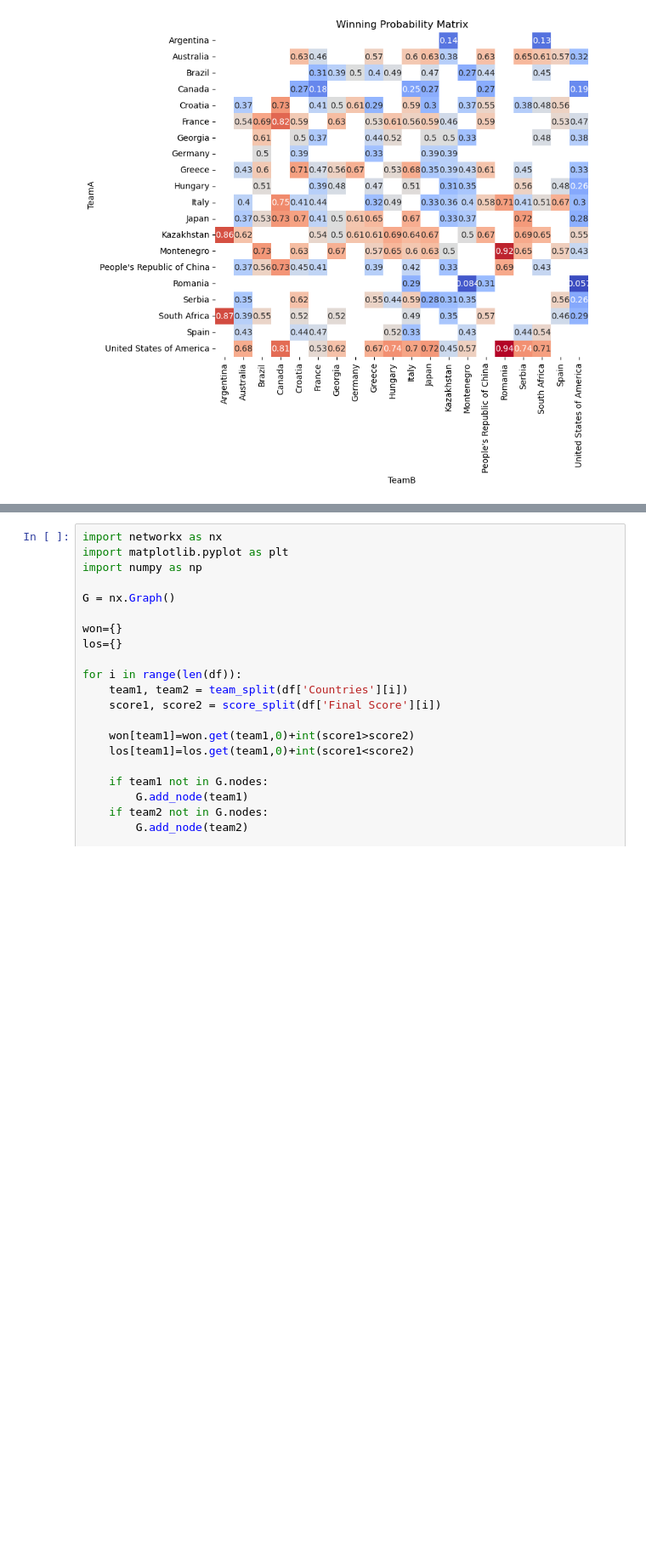
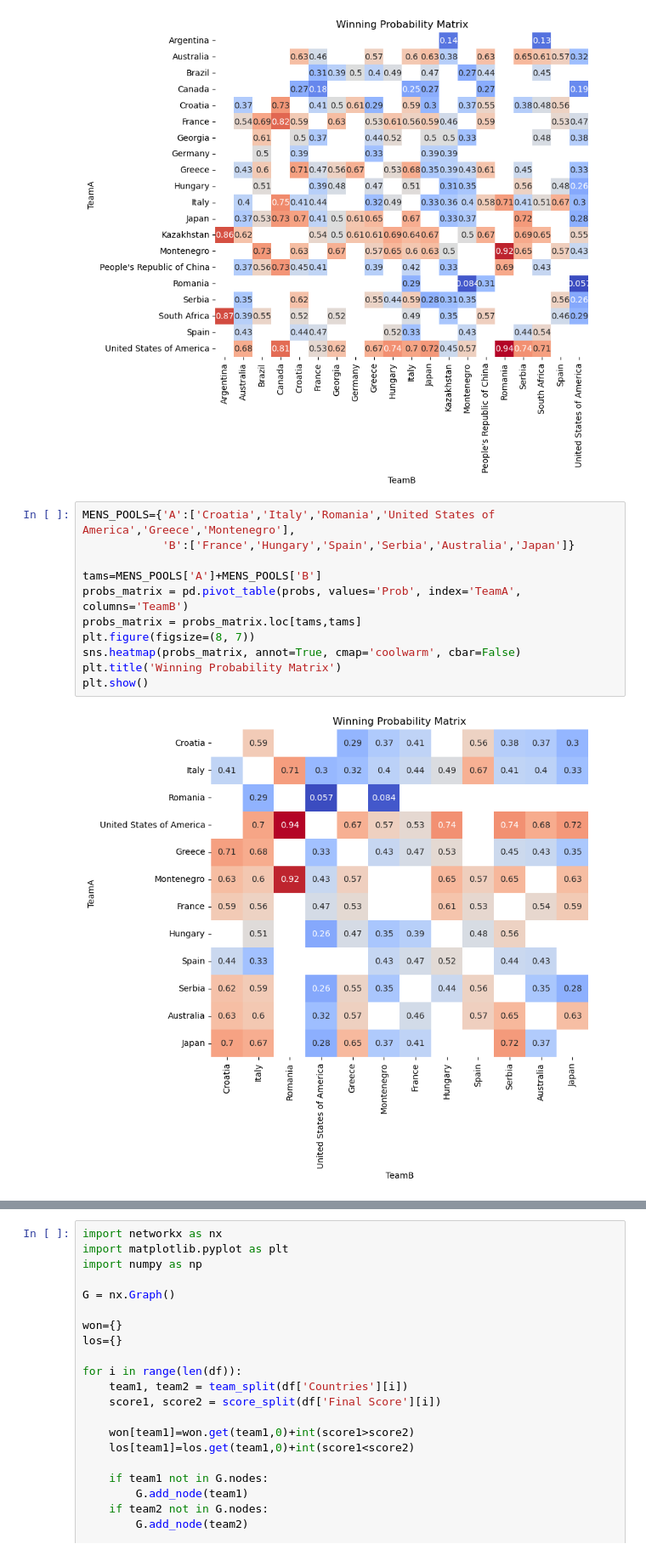
Before and after one commit to Leonardo16AM/Paris-2024-Water-Polo-Forecast, a Jupyter notebook: Experiments.ipynb, the cells around one changed output, grey strips where cells are left out. Shown at 85% size. Drawn from its saved outputs; the diff is of its cells as text; blank space fills up the shorter version.

```diff
--- a/Experiments.ipynb
+++ b/Experiments.ipynb
@@ -209,3 +207,16 @@ plt.title('Winning Probability Matrix')
 plt.show()
 # %% [output]
 [figure]
+# %%
+MENS_POOLS={'A':['Croatia','Italy','Romania','United States of America','Greece','Montenegro'],
+            'B':['France','Hungary','Spain','Serbia','Australia','Japan']}
+
+tams=MENS_POOLS['A']+MENS_POOLS['B']
+probs_matrix = pd.pivot_table(probs, values='Prob', index='TeamA', columns='TeamB')
+probs_matrix = probs_matrix.loc[tams,tams]
+plt.figure(figsize=(8, 7))
+sns.heatmap(probs_matrix, annot=True, cmap='coolwarm', cbar=False)
+plt.title('Winning Probability Matrix')
+plt.show()
+# %% [output]
+[figure, added]
```
Also changed, not shown: parts of 14 cells of this notebook, 2 other files.
